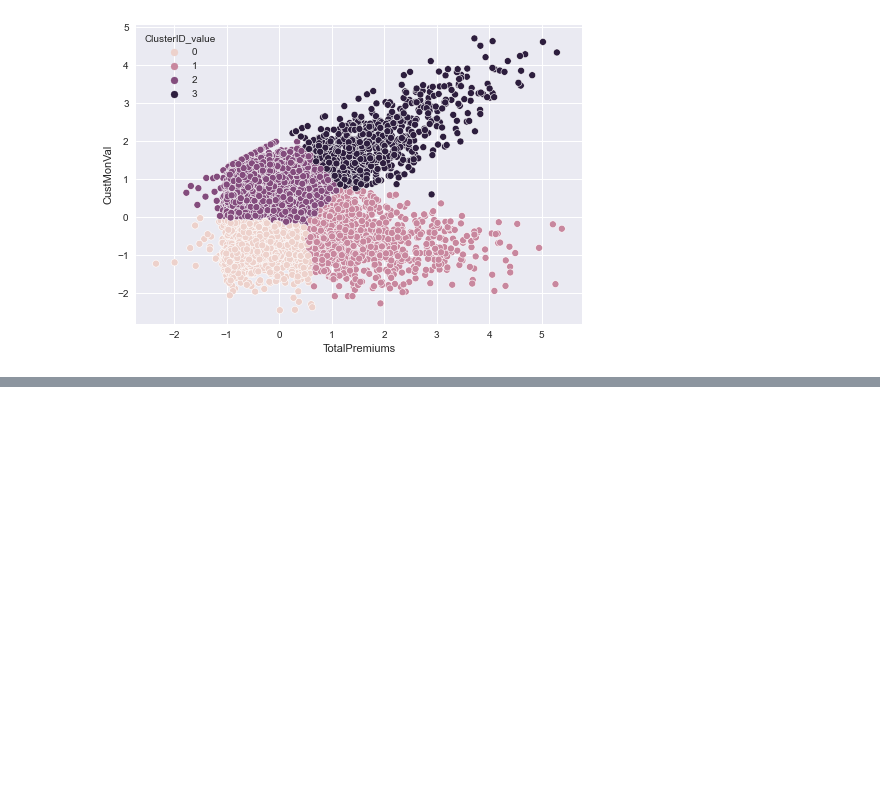
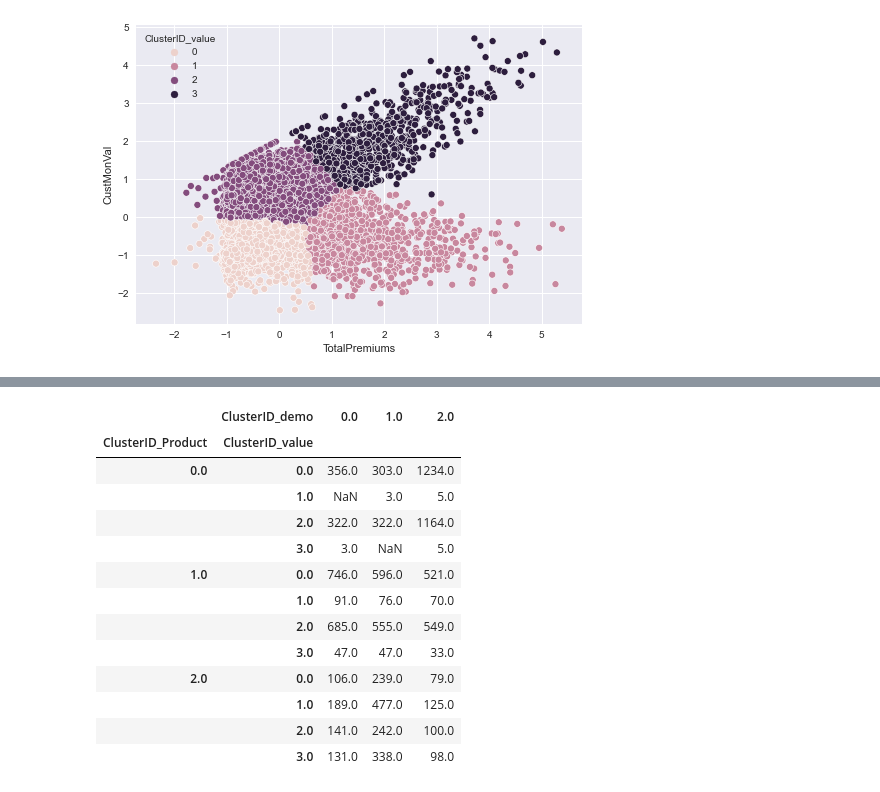
Before and after one commit to miguelince/insurance-clustering, a Jupyter notebook: code/python_code.ipynb, the cells around one changed output, grey strips where cells are left out. Saved outputs shown, nothing was run; the diff lists cells and outputs as text; code cells hidden in the pictures; blank space fills up the shorter version.

Commit message:
started merging of clusters

```diff
--- a/code/python_code.ipynb
+++ b/code/python_code.ipynb
@@ -1838,0 +1841,2 @@ df_demo.groupby('ClusterID_demo').agg({'EducDeg':pd.Series.mode,'YearSal':'mean'
+# %%
+df_train_scaled = pd.concat([df_train_scaled, cluster_product, cluster_value, cluster_demo], axis=1)
@@ -1838,0 +1859,17 @@ df_demo.groupby('ClusterID_demo').agg({'EducDeg':pd.Series.mode,'YearSal':'mean'
+# %%
+df_train_scaled.groupby(['ClusterID_Product','ClusterID_value','ClusterID_demo']).size().unstack()
+# %% [output]
+|  | ClusterID_demo | 0.0 | 1.0 | 2.0 |
+| ClusterID_Product | ClusterID_value |  |  |  |
+| 0.0 | 0.0 | 356.0 | 303.0 | 1234.0 |
+|  | 1.0 | NaN | 3.0 | 5.0 |
+|  | 2.0 | 322.0 | 322.0 | 1164.0 |
+|  | 3.0 | 3.0 | NaN | 5.0 |
+| 1.0 | 0.0 | 746.0 | 596.0 | 521.0 |
+|  | 1.0 | 91.0 | 76.0 | 70.0 |
+|  | 2.0 | 685.0 | 555.0 | 549.0 |
+|  | 3.0 | 47.0 | 47.0 | 33.0 |
+| 2.0 | 0.0 | 106.0 | 239.0 | 79.0 |
+|  | 1.0 | 189.0 | 477.0 | 125.0 |
+|  | 2.0 | 141.0 | 242.0 | 100.0 |
+|  | 3.0 | 131.0 | 338.0 | 98.0 |
```
Also changed, not shown: parts of 72 cells of this notebook.
